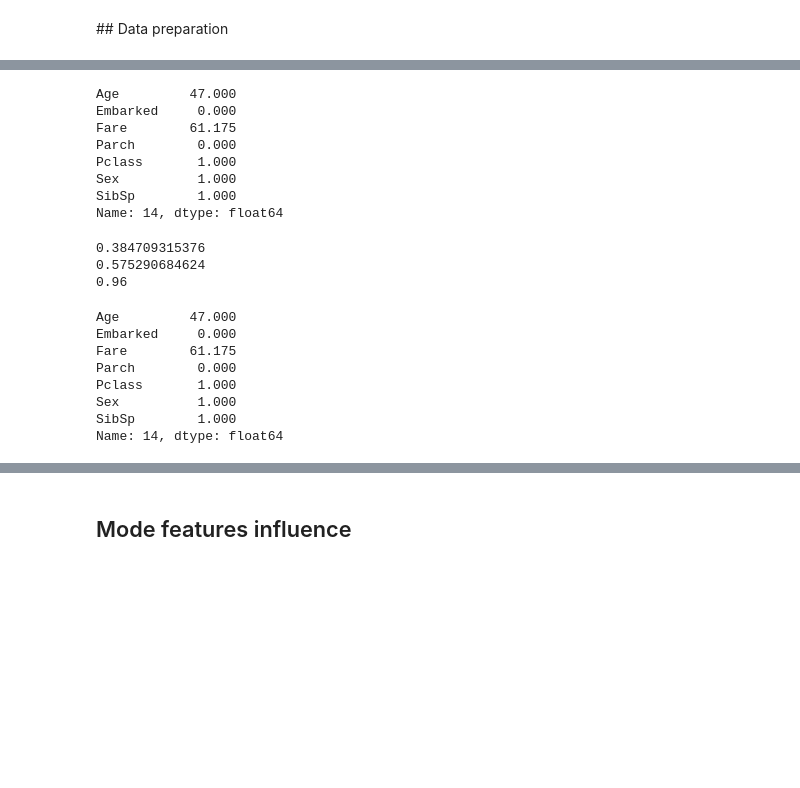
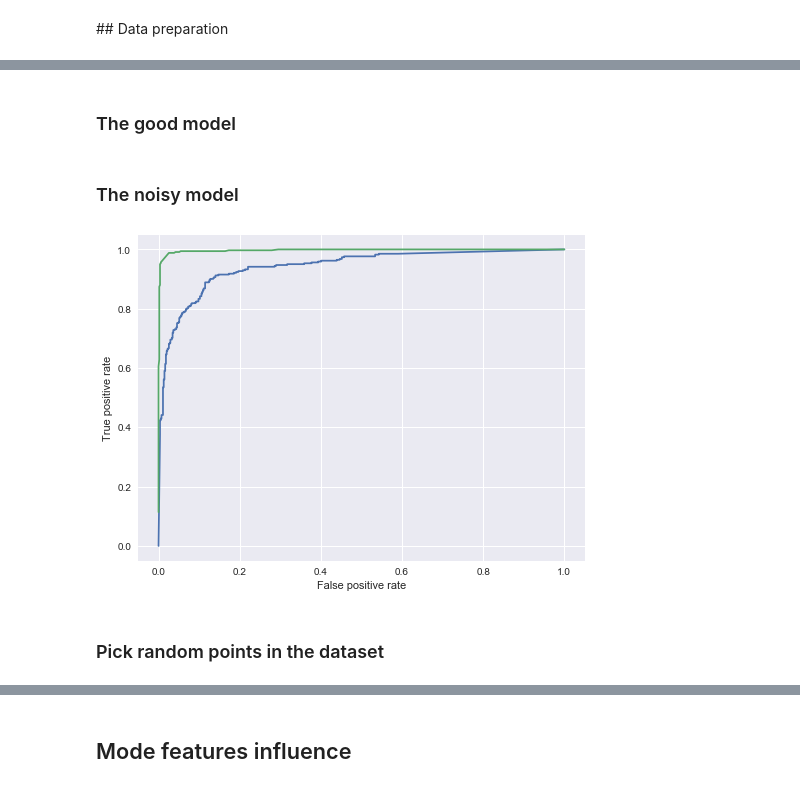
Before and after one commit to marcbllv/masterthesis, a Jupyter notebook: notebooks/Titanic.ipynb, the cells around one changed output, grey strips where cells are left out. Drawn from its saved outputs; the diff is of its cells as text; code cells hidden in the pictures; blank space fills up the shorter version.

```diff
--- a/notebooks/Titanic.ipynb
+++ b/notebooks/Titanic.ipynb
@@ -48,4 +38,6 @@ train = data[~pd.isnull(data.Survived)].fillna(0.0)
 test  = data.loc[pd.isnull(data.Survived)].fillna(0.0)
 
 test.drop('Survived', axis=1, inplace=True)
+# %% [markdown]
+### The good model
 # %%
@@ -62,0 +51,40 @@ from treeinterpreter import treeinterpreter
+# %% [markdown]
+### The noisy model
+# %%
+class NoisyRf(RandomForestClassifier):
+    def predict_proba(self, test_set):
+        preds_1 = super(NoisyRf, self).predict_proba(test_set)[:,1]
+        preds_1 += np.random.normal(0, 0.3, size=preds_1.shape)
+        preds_1 = np.array(list(map(lambda x: 0 if x < 0 else 1 if x > 1 else x, preds_1)))
+        return preds_1
+
+    def predict(self, test_set):
+        probas = self.predict_proba(test_set)
+        return (probas > 0.5).astype(int)
+# %%
+noisy_rf = NoisyRf(n_estimators=250)
+noisy_rf.fit(train_x, train_y)
+
+noisy_preds = noisy_rf.predict_proba(test)
+# %%
+from sklearn.metrics import roc_curve
+
+train_pred = rf.predict_proba(train_x)
+train_pred_no = noisy_rf.predict_proba(train_x)
+
+fpr_t, tpr_t, thres_t = roc_curve(train_y, train_pred_no)
+fpr_v, tpr_v, thres_v = roc_curve(train_y, train_pred[:,1])
+
+import matplotlib.pyplot as plt
+import seaborn as sns
+
+fig = plt.figure(figsize=(8,6))
+plt.plot(fpr_t, tpr_t, '-')
+plt.plot(fpr_v, tpr_v, '-')
+plt.ylabel('True positive rate')
+plt.xlabel('False positive rate')
+plt.show()
+# %% [output]
+[figure, added]
+# %% [markdown]
+### Pick random points in the dataset
@@ -68,30 +96,0 @@ contrib = pd.DataFrame(contrib[:,:,1], columns=test.columns)
-# %%
-test.iloc[14]
-# %% [output]
-Age         47.000
-Embarked     0.000
-Fare        61.175
-Parch        0.000
-Pclass       1.000
-Sex          1.000
-SibSp        1.000
-Name: 14, dtype: float64
-# %%
-print(bias[14, 1])
-print(sum(contrib.iloc[14]))
-print(pred[14, 1])
-# %% [output]
-0.384709315376
-0.575290684624
-0.96
-# %%
-test.iloc[14]
-# %% [output]
-Age         47.000
-Embarked     0.000
-Fare        61.175
-Parch        0.000
-Pclass       1.000
-Sex          1.000
-SibSp        1.000
-Name: 14, dtype: float64
```
Also changed, not shown: parts of 18 cells of this notebook, 7 other files.
